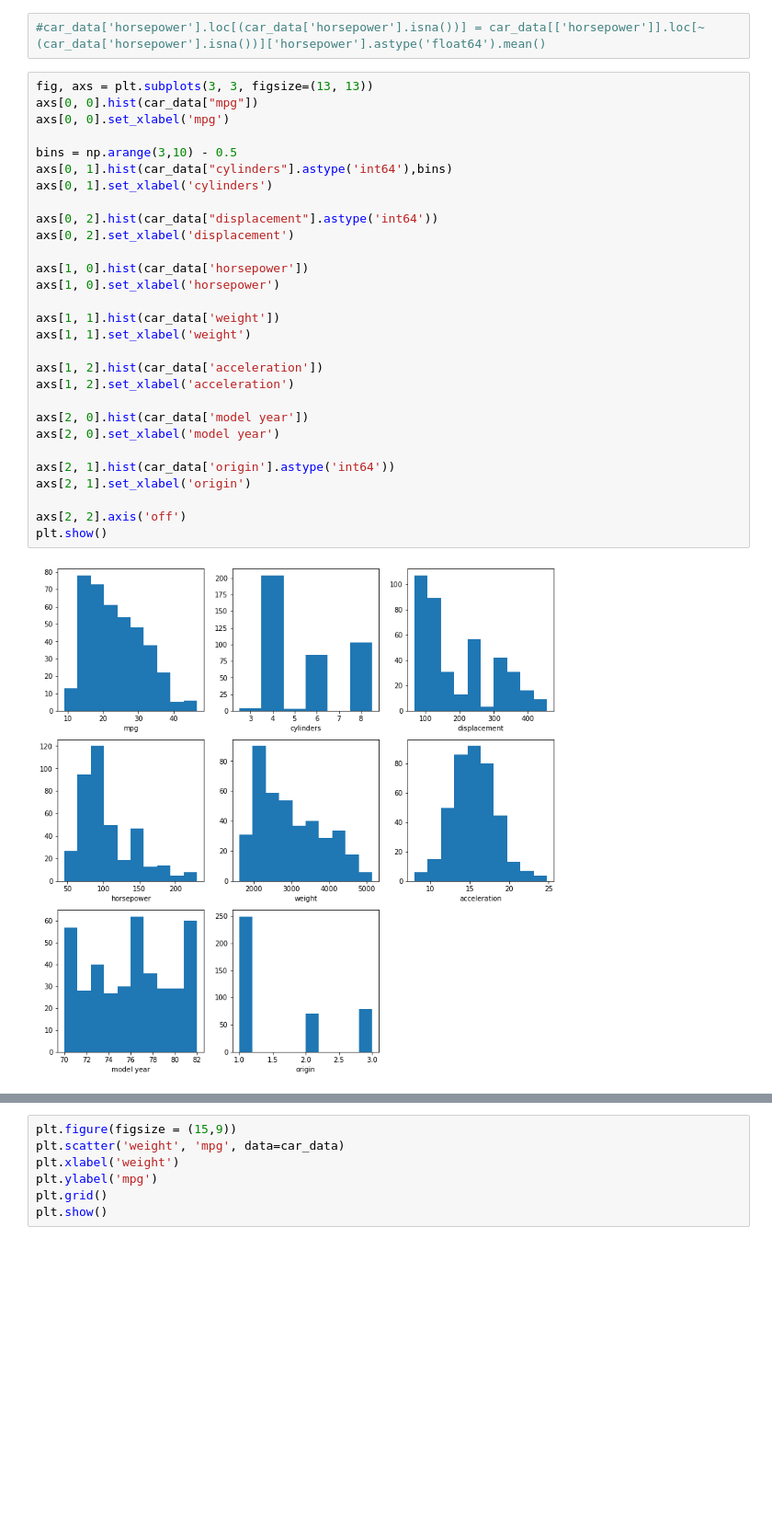
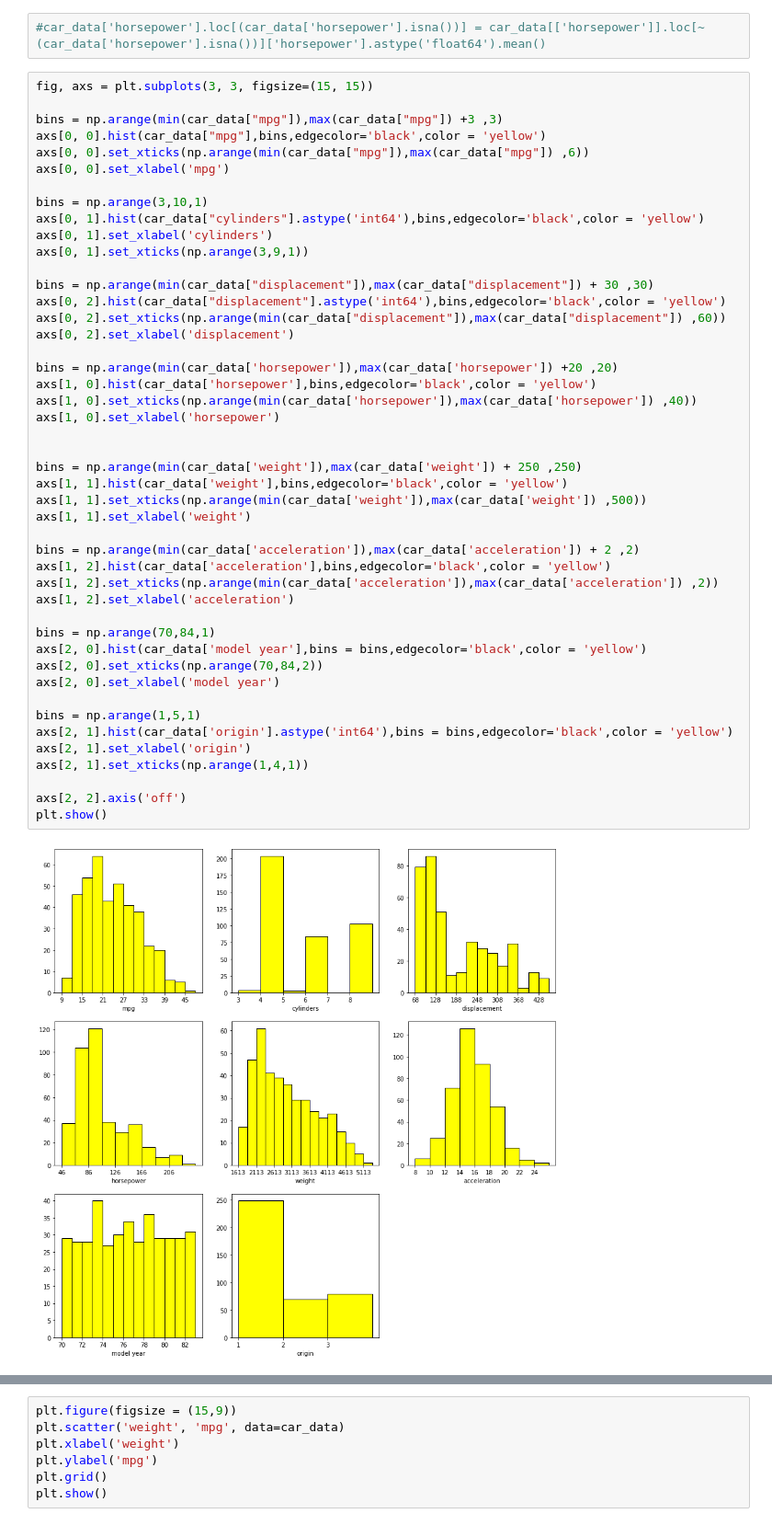
Before and after one commit to templarassVN/Data-Story, a Jupyter notebook: Team4_workspace.ipynb, the cells around one changed output, grey strips where cells are left out. Shown: that part at 92% size. Cells and saved outputs as stored; diff of their text form; blank space fills up the shorter version.

```diff
--- a/Team4_workspace.ipynb
+++ b/Team4_workspace.ipynb
@@ -129,33 +134,50 @@ car_data.describe().round(2)
 # %%
 #car_data['horsepower'].loc[(car_data['horsepower'].isna())] = car_data[['horsepower']].loc[~(car_data['horsepower'].isna())]['horsepower'].astype('float64').mean()
 # %%
-fig, axs = plt.subplots(3, 3, figsize=(13, 13))
-axs[0, 0].hist(car_data["mpg"])
+fig, axs = plt.subplots(3, 3, figsize=(15, 15))
+
+bins = np.arange(min(car_data["mpg"]),max(car_data["mpg"]) +3 ,3)
+axs[0, 0].hist(car_data["mpg"],bins,edgecolor='black',color = 'yellow')
+axs[0, 0].set_xticks(np.arange(min(car_data["mpg"]),max(car_data["mpg"]) ,6))
 axs[0, 0].set_xlabel('mpg')
 
-bins = np.arange(3,10) - 0.5
-axs[0, 1].hist(car_data["cylinders"].astype('int64'),bins)
+bins = np.arange(3,10,1)
+axs[0, 1].hist(car_data["cylinders"].astype('int64'),bins,edgecolor='black',color = 'yellow')
 axs[0, 1].set_xlabel('cylinders')
+axs[0, 1].set_xticks(np.arange(3,9,1))
 
-axs[0, 2].hist(car_data["displacement"].astype('int64'))
+bins = np.arange(min(car_data["displacement"]),max(car_data["displacement"]) + 30 ,30)
+axs[0, 2].hist(car_data["displacement"].astype('int64'),bins,edgecolor='black',color = 'yellow')
+axs[0, 2].set_xticks(np.arange(min(car_data["displacement"]),max(car_data["displacement"]) ,60))
 axs[0, 2].set_xlabel('displacement')
 
-axs[1, 0].hist(car_data['horsepower'])
+bins = np.arange(min(car_data['horsepower']),max(car_data['horsepower']) +20 ,20)
+axs[1, 0].hist(car_data['horsepower'],bins,edgecolor='black',color = 'yellow')
+axs[1, 0].set_xticks(np.arange(min(car_data['horsepower']),max(car_data['horsepower']) ,40))
 axs[1, 0].set_xlabel('horsepower')
 
-axs[1, 1].hist(car_data['weight'])
+
+bins = np.arange(min(car_data['weight']),max(car_data['weight']) + 250 ,250)
+axs[1, 1].hist(car_data['weight'],bins,edgecolor='black',color = 'yellow')
+axs[1, 1].set_xticks(np.arange(min(car_data['weight']),max(car_data['weight']) ,500))
 axs[1, 1].set_xlabel('weight')
 
-axs[1, 2].hist(car_data['acceleration'])
+bins = np.arange(min(car_data['acceleration']),max(car_data['acceleration']) + 2 ,2)
+axs[1, 2].hist(car_data['acceleration'],bins,edgecolor='black',color = 'yellow')
+axs[1, 2].set_xticks(np.arange(min(car_data['acceleration']),max(car_data['acceleration']) ,2))
 axs[1, 2].set_xlabel('acceleration')
 
-axs[2, 0].hist(car_data['model year'])
+bins = np.arange(70,84,1)
+axs[2, 0].hist(car_data['model year'],bins = bins,edgecolor='black',color = 'yellow')
+axs[2, 0].set_xticks(np.arange(70,84,2))
 axs[2, 0].set_xlabel('model year')
 
-axs[2, 1].hist(car_data['origin'].astype('int64'))
+bins = np.arange(1,5,1)
+axs[2, 1].hist(car_data['origin'].astype('int64'),bins = bins,edgecolor='black',color = 'yellow')
 axs[2, 1].set_xlabel('origin')
+axs[2, 1].set_xticks(np.arange(1,4,1))
 
 axs[2, 2].axis('off')
 plt.show()
 # %% [output]
-[figure, old version]
+[figure, new version]
```
Also changed, not shown: parts of 16 cells of this notebook.
